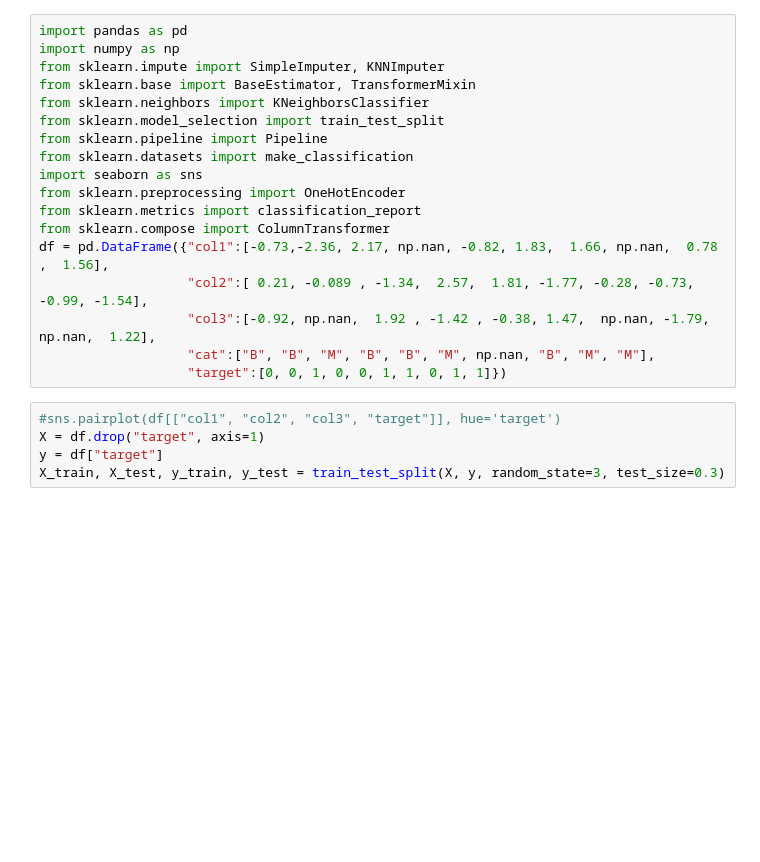
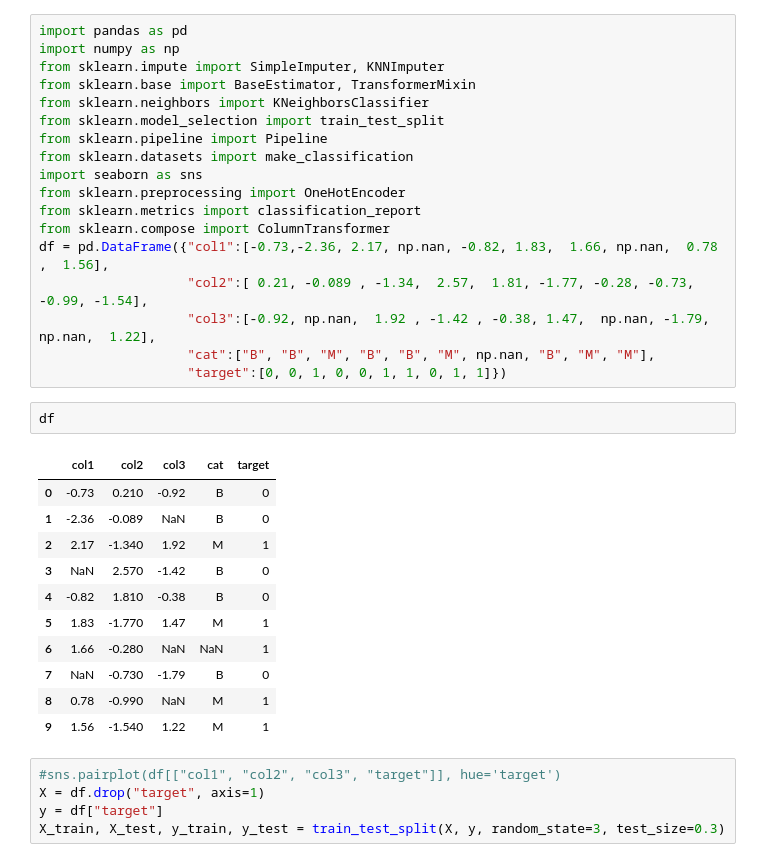
Before and after one commit to PabloSoligo2014/3670-UNLaM-CD, a Jupyter notebook: 07_Productivity/01_ColumnTransformerExample.ipynb, the cells around one changed output. Drawn from its saved outputs; the diff is of its cells as text; blank space fills up the shorter version.

```diff
--- a/07_Productivity/01_ColumnTransformerExample.ipynb
+++ b/07_Productivity/01_ColumnTransformerExample.ipynb
@@ -16,6 +16,20 @@ df = pd.DataFrame({"col1":[-0.73,-2.36, 2.17, np.nan, -0.82, 1.83,  1.66, np.nan
                    "col3":[-0.92, np.nan,  1.92 , -1.42 , -0.38, 1.47,  np.nan, -1.79,  np.nan,  1.22],
                    "cat":["B", "B", "M", "B", "B", "M", np.nan, "B", "M", "M"],
                    "target":[0, 0, 1, 0, 0, 1, 1, 0, 1, 1]})
+# %%
+df
+# %% [output]
+|  | col1 | col2 | col3 | cat | target |
+| 0 | -0.73 | 0.210 | -0.92 | B | 0 |
+| 1 | -2.36 | -0.089 | NaN | B | 0 |
+| 2 | 2.17 | -1.340 | 1.92 | M | 1 |
+| 3 | NaN | 2.570 | -1.42 | B | 0 |
+| 4 | -0.82 | 1.810 | -0.38 | B | 0 |
+| 5 | 1.83 | -1.770 | 1.47 | M | 1 |
+| 6 | 1.66 | -0.280 | NaN | NaN | 1 |
+| 7 | NaN | -0.730 | -1.79 | B | 0 |
+| 8 | 0.78 | -0.990 | NaN | M | 1 |
+| 9 | 1.56 | -1.540 | 1.22 | M | 1 |
 # %%
 #sns.pairplot(df[["col1", "col2", "col3", "target"]], hue='target')
 X = df.drop("target", axis=1)
```
Also changed, not shown: parts of 4 cells of this notebook.
